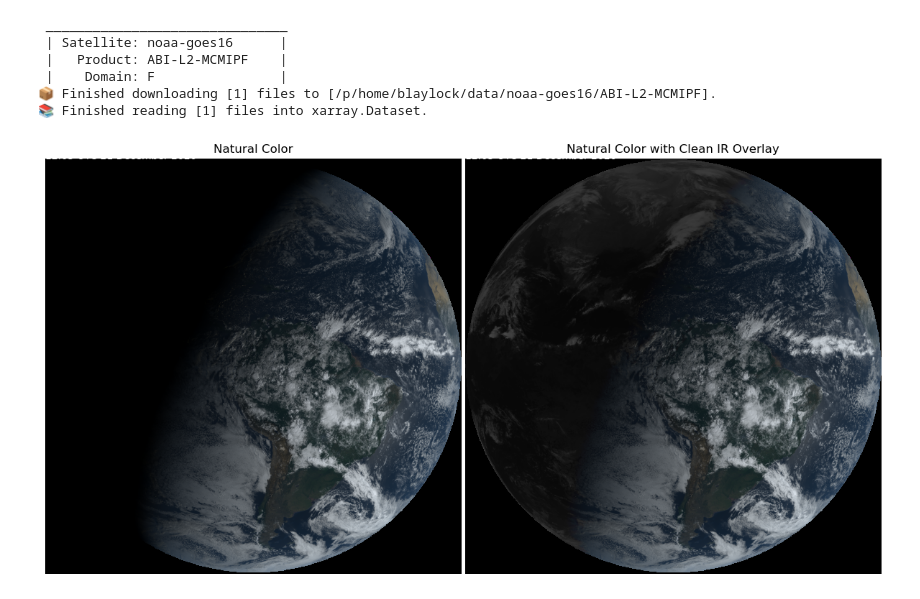
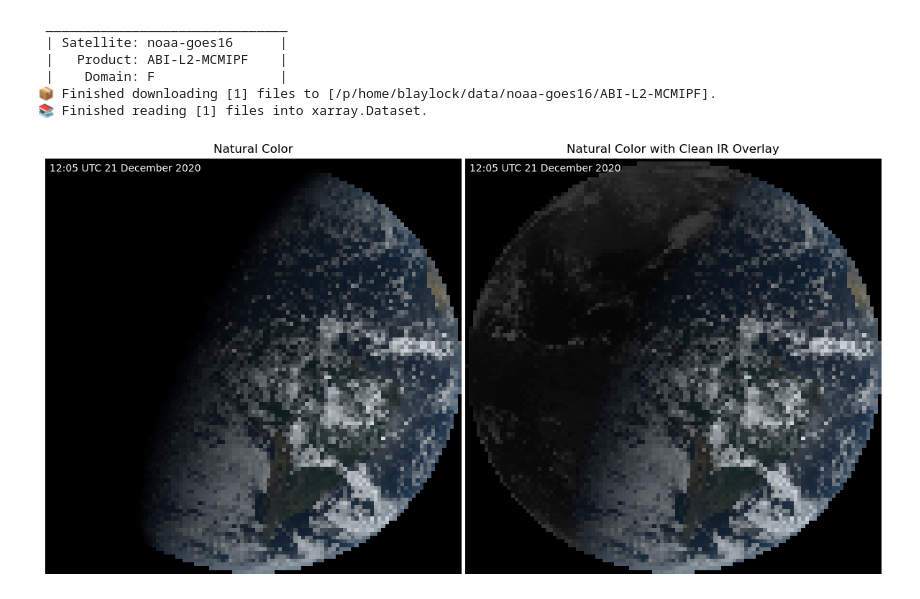
Before and after one commit to blaylockbk/goes2go, a Jupyter notebook: notebooks/DEMO_Color-IR_Overlay.ipynb, the cells around one changed output. Drawn from its saved outputs; the diff is of its cells as text; code cells hidden in the pictures.

```diff
--- a/notebooks/DEMO_Color-IR_Overlay.ipynb
+++ b/notebooks/DEMO_Color-IR_Overlay.ipynb
@@ -21,25 +21,25 @@ g = goes_nearesttime('2020-12-21 12:00',
 # %%
 # I only thin it to plot the image a little quicker because the full
 # resolution of the data isn't distinguishable at the image resolution
-nc = NaturalColor(g.thin(5))
-ncIR = NaturalColor(g.thin(5), night_IR=True)
+nc = NaturalColor(g.thin(50))
+ncIR = NaturalColor(g.thin(50), night_IR=True)
 
 fig, axes = plt.subplots(1, 2, figsize=[15,8], dpi=100)
+
+text = g.t.dt.strftime('%H:%M UTC %d %B %Y').item()
 
 axes[0].axis('off')
 axes[0].imshow(nc.NaturalColor)
 axes[0].set_title('Natural Color')
-
-text = g.t.dt.strftime('%H:%M UTC %d %B %Y').item()
-axes[0].text(0, 0, text, color='w')
+axes[0].text(0.01, .97, text, color='w', transform=axes[0].transAxes)
 
 axes[1].axis('off')
 axes[1].imshow(ncIR.NaturalColor)
 axes[1].set_title('Natural Color with Clean IR Overlay')
-axes[1].text(0, 0, text, color='w')
+axes[1].text(0.01, .97, text, color='w', transform=axes[1].transAxes)
 
 plt.subplots_adjust(wspace=.01)
 
 plt.savefig(f'../docs/_static/Color-IR_demo', bbox_inches='tight')
 # %% [output]
-[figure, old version]
+[figure, new version]
```
Also changed, not shown: 13 other files.
